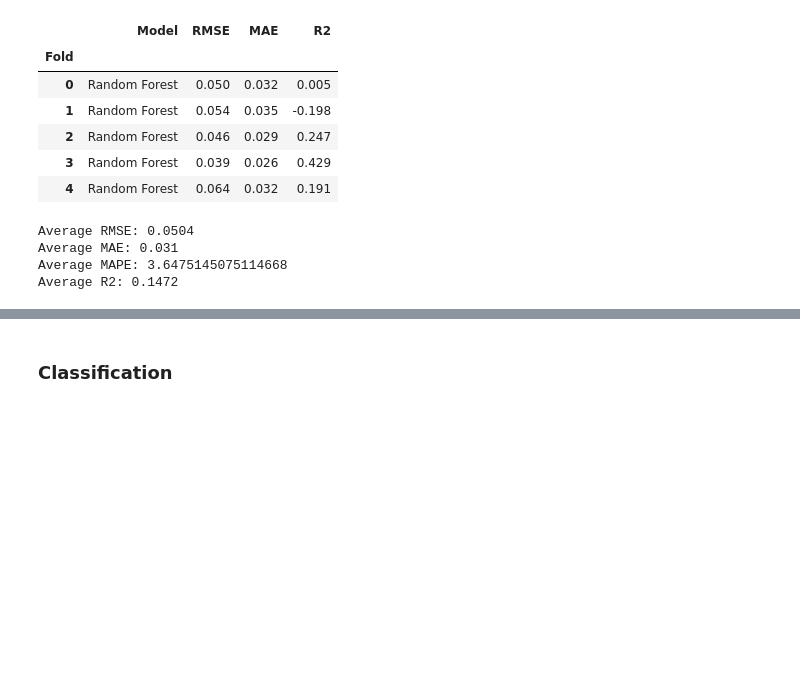
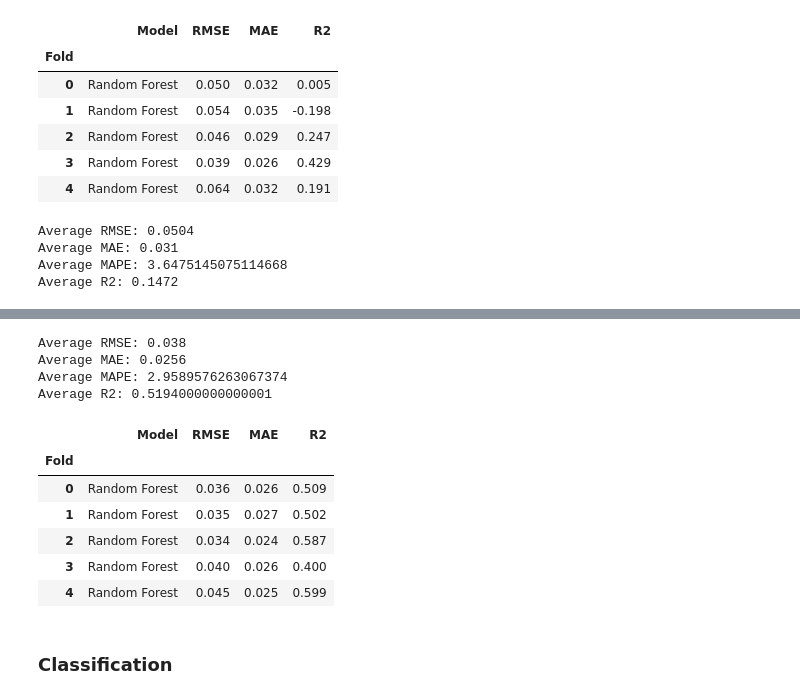
Before and after one commit to melaniaczobit/Major-Research-Project, a Jupyter notebook: MRP_Random_Forest.ipynb, the cells around one changed output, grey strips where cells are left out. Drawn from its saved outputs; the diff is of its cells as text; code cells hidden in the pictures; blank space fills up the shorter version.

```diff
--- a/MRP_Random_Forest.ipynb
+++ b/MRP_Random_Forest.ipynb
@@ -259,3 +259,69 @@ dfResult2.set_index('Fold')
+# %%
+df_RF2['Last_day_sleep'] = df_RF2.groupby(['egoid'])['Efficiency'].shift()
+df_RF2['Last_day_Diff'] = df_RF2.groupby(['egoid'])['Efficiency'].diff()
+df_RF2 = df_RF2.dropna()
+
+X = df_RF2.drop(['Efficiency','class', 'Next_day_sleep'], axis=1)
+y = df_RF2['Next_day_sleep']
+
+tscv = TimeSeriesSplit(n_splits=5)
+
+rmse=[]
+mae = []
+mape = []
+r2 = []
+
+for train_index, test_index in tscv.split(X):
+  # print("TRAIN:", train_index, "TEST:", test_index)
+  X_train, X_test = X.iloc[train_index], X.iloc[test_index]
+  y_train, y_test = y.iloc[train_index],  y.iloc[test_index]
+
+  X_train = X_train.drop(['date'],axis=1)
+  X_test = X_test.drop(['date'], axis=1)
+
+  min_max_scaler = preprocessing.MinMaxScaler()
+  X_train = min_max_scaler.fit_transform(X_train)
+  X_test = min_max_scaler.fit_transform(X_test)
+
+  # mdl = RandomForestRegressor(n_estimators=100, n_jobs=-1, random_state=0)
+  mdl = RandomForestRegressor(n_estimators=1000, n_jobs=-1, random_state=0, max_depth=5)
+  mdl.fit(X_train, y_train)
+  y_pred = mdl.predict(X_test)
+  RMSE = np.sqrt(metrics.mean_squared_error(y_test, y_pred))
+  rmse.append(round(RMSE,3))
+  MAE = mean_absolute_error(y_test, y_pred)
+  mae.append(round(MAE,3))
+  mape_value = np.mean(np.abs((y_test - y_pred) / y_test)) * 100
+  mape.append(mape_value)
+  R2 = r2_score(y_test, y_pred)
+  r2.append(round(R2,3))
+
+dfResult3 = pd.DataFrame()
+dfResult3['Fold'] = [0,1,2,3,4]
+dfResult3['Model'] = ['Random Forest','Random Forest','Random Forest','Random Forest','Random Forest']
+dfResult3['RMSE'] = rmse
+dfResult3['MAE'] = mae
+dfResult3['R2'] = r2
+
+print('Average RMSE:', (sum(rmse)/len(rmse)))
+print('Average MAE:', (sum(mae)/len(mae)))
+print('Average MAPE:', (sum(mape)/len(mape)))
+print('Average R2:', (sum(r2)/len(r2)))
+# %% [output]
+Average RMSE: 0.038
+Average MAE: 0.0256
+Average MAPE: 2.9589576263067374
+Average R2: 0.5194000000000001
+# %%
+dfResult3.set_index('Fold')
+# %% [output]
+|  | Model | RMSE | MAE | R2 |
+| Fold |  |  |  |  |
+| 0 | Random Forest | 0.036 | 0.026 | 0.509 |
+| 1 | Random Forest | 0.035 | 0.027 | 0.502 |
+| 2 | Random Forest | 0.034 | 0.024 | 0.587 |
+| 3 | Random Forest | 0.040 | 0.026 | 0.400 |
+| 4 | Random Forest | 0.045 | 0.025 | 0.599 |
 # %% [markdown]
 ### **Classification**
 # %%
```
Also changed, not shown: parts of 1 cell of this notebook.
